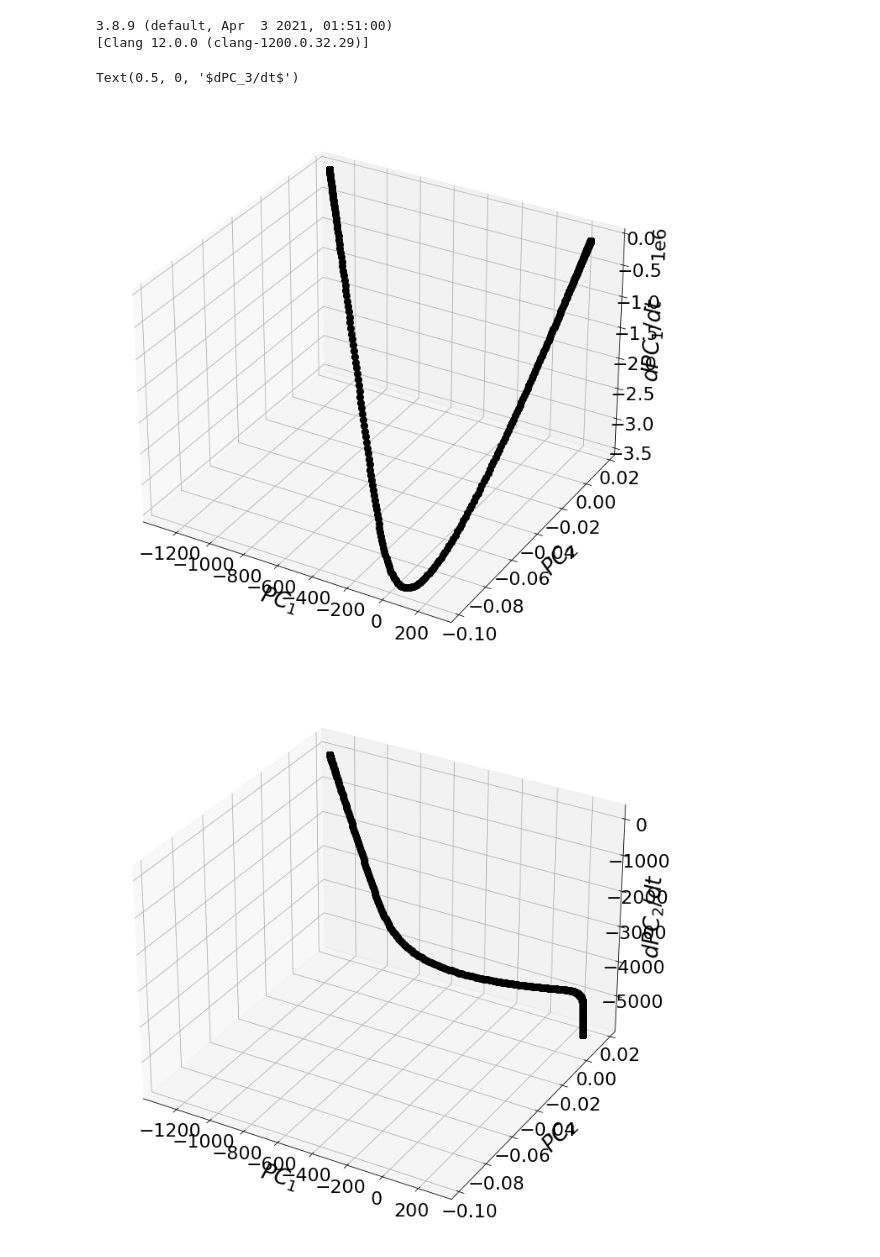
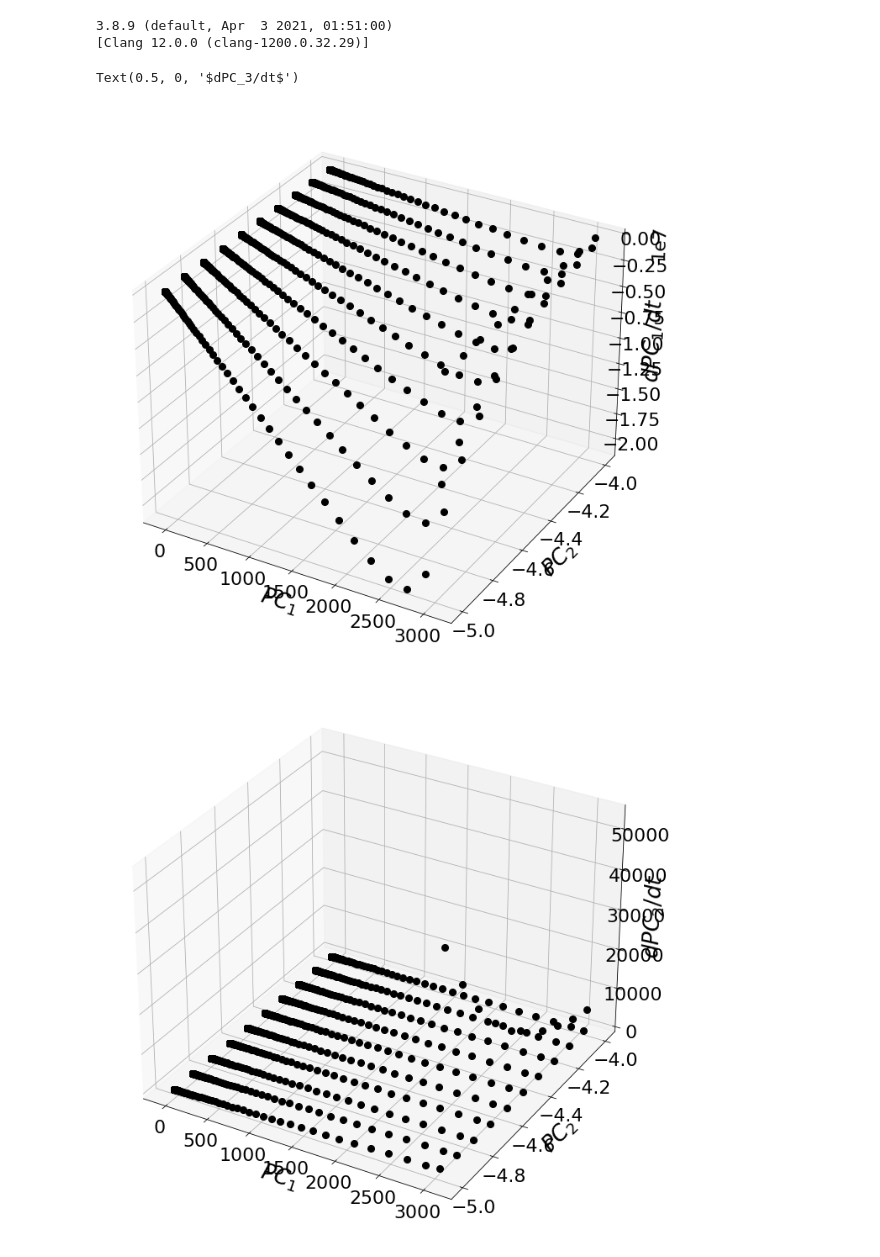
Before and after one commit to simoneventuri/ROMNet_, a Jupyter notebook: extra/generating_data/PSR/Generate_Data_3.ipynb, the cells around one changed output. Saved outputs shown, nothing was run; the diff lists cells and outputs as text; code cells hidden in the pictures.

```diff
--- a/extra/generating_data/PSR/Generate_Data_3.ipynb
+++ b/extra/generating_data/PSR/Generate_Data_3.ipynb
@@ -32,8 +32,8 @@ from scipy.integrate import solve_ivp
 # %%
 ### Input Data
 
-#OutputDir  = WORKSPACE_PATH+'/ROMNet/Data_10PSR_Clean/'
-OutputDir  = WORKSPACE_PATH+'/ROMNet/Data_PSR_Clean_Test/'
+OutputDir  = WORKSPACE_PATH+'/ROMNet/Data_10PSR_Clean_Lin/'
+#OutputDir  = WORKSPACE_PATH+'/ROMNet/Data_PSR_Clean_Test/'
 TestDir    = WORKSPACE_PATH+'/ROMNet/Data_PSR_Clean_Test/'
 try:
     os.makedirs(OutputDir)
@@ -46,16 +46,17 @@ except OSError as e:
 
 NVarsRed           = 3
 
-NPerRestTrain      = 1000
+NPerRestTrain      = 2000
 tStratch           = 1.
 NtTrain            = NPerRestTrain*2
-SOLVER             = 'RK23'
+SOLVER             = 'BDF'
 
-NNeurons           = [16,32,64,32,16]
-Activations        = [activations.tanh, activations.tanh, activations.tanh, activations.tanh, activations.tanh]
-NEpoch             = 5000
-NBatch             = 64
-LearningRate       = 1.e-3
+NNeurons           = [32,64,128,64,32]
+Activations        = [activations.relu, activations.relu, activations.relu, activations.relu, activations.relu]
+NEpoch             = 2500
+NBatch             = 128
+LearningRate       = 1.e-4
+RegCoeff           = 1.e-4
 OptimizerName      = tf.optimizers.Adam
 # %%
 ### Retrieving Data
@@ -103,27 +108,51 @@ ySource_pca  = DataS[SVars].to_numpy()
 # %%
 # Plotting Sources vs States
 
+# fig  = plt.figure(figsize=(16,12))
+# ax   = plt.axes(projection='3d')
+# ax.plot3D(yMat_pca[:,0], yMat_pca[:,1], ySource_pca[:,0], 'ok',  linewidth=2)
+# ax.set_xlabel(r'$PC_1$')
+# ax.set_ylabel(r'$PC_2$')
+# ax.set_zlabel(r'$dPC_1/dt$')
+
+# fig  = plt.figure(figsize=(16,12))
+# ax   = plt.axes(projection='3d')
+# ax.plot3D(yMat_pca[:,0], yMat_pca[:,1], ySource_pca[:,1], 'ok',  linewidth=2)
+# ax.set_xlabel(r'$PC_1$')
+# ax.set_ylabel(r'$PC_2$')
+# ax.set_zlabel(r'$dPC_2/dt$')
+
+# fig  = plt.figure(figsize=(16,12))
+# ax   = plt.axes(projection='3d')
+# ax.plot3D(yMat_pca[:,0], yMat_pca[:,1], ySource_pca[:,2], 'ok',  linewidth=2)
+# ax.set_xlabel(r'$PC_1$')
+# ax.set_ylabel(r'$PC_2$')
+# ax.set_zlabel(r'$dPC_3/dt$')
+
+
+
+
 fig  = plt.figure(figsize=(16,12))
 ax   = plt.axes(projection='3d')
-ax.plot3D(yMat_pca[:,0], yMat_pca[:,1], ySource_pca[:,0], 'ok',  linewidth=2)
+ax.plot3D(yMat_pca[:,0], RestVecTot, ySource_pca[:,0], 'ok',  linewidth=2)
 ax.set_xlabel(r'$PC_1$')
 ax.set_ylabel(r'$PC_2$')
 ax.set_zlabel(r'$dPC_1/dt$')
 
 fig  = plt.figure(figsize=(16,12))
 ax   = plt.axes(projection='3d')
-ax.plot3D(yMat_pca[:,0], yMat_pca[:,1], ySource_pca[:,1], 'ok',  linewidth=2)
+ax.plot3D(yMat_pca[:,0], RestVecTot, ySource_pca[:,1], 'ok',  linewidth=2)
 ax.set_xlabel(r'$PC_1$')
 ax.set_ylabel(r'$PC_2$')
 ax.set_zlabel(r'$dPC_2/dt$')
 
 fig  = plt.figure(figsize=(16,12))
 ax   = plt.axes(projection='3d')
-ax.plot3D(yMat_pca[:,0], yMat_pca[:,1], ySource_pca[:,2], 'ok',  linewidth=2)
+ax.plot3D(yMat_pca[:,0], RestVecTot, ySource_pca[:,2], 'ok',  linewidth=2)
 ax.set_xlabel(r'$PC_1$')
 ax.set_ylabel(r'$PC_2$')
 ax.set_zlabel(r'$dPC_3/dt$')
 # %% [output]
 Text(0.5, 0, '$dPC_3/dt$')
-[figure, old version]
+[figure, new version]
-[figure, old version]
+[figure, new version]
```
Also changed, not shown: parts of 16 cells of this notebook, 15 other files.
